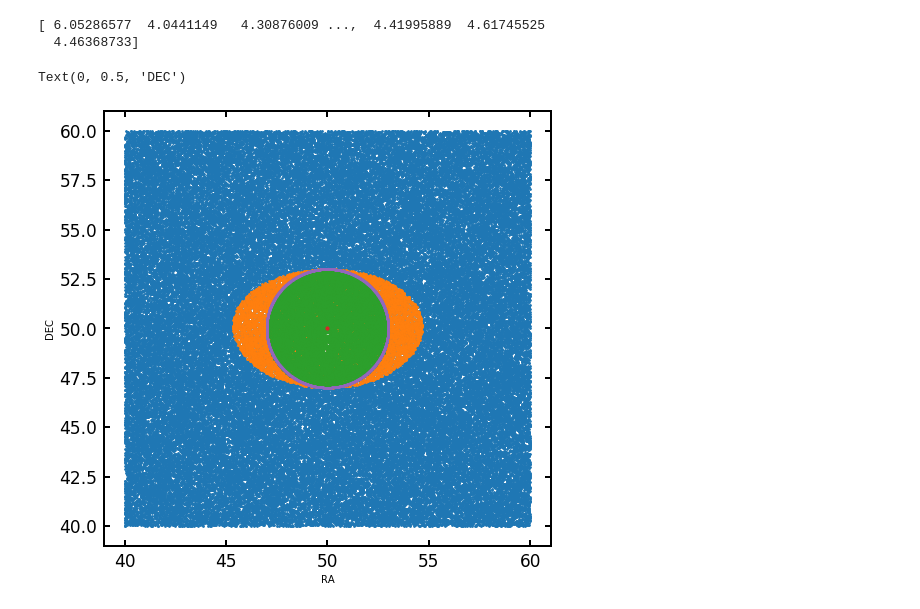
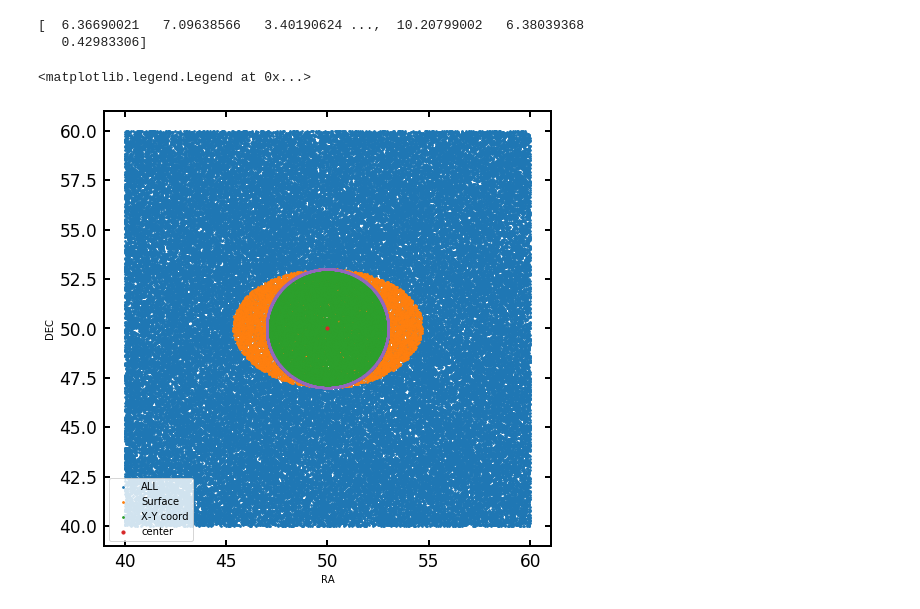
Before and after one commit to hekunlie/astrophy-research, a Jupyter notebook: jupyter/sepa_angle.ipynb, the cells around one changed output. Cells and saved outputs as stored; diff of their text form; code cells hidden in the pictures.

```diff
--- a/jupyter/sepa_angle.ipynb
+++ b/jupyter/sepa_angle.ipynb
@@ -14,33 +14,34 @@ from astropy.coordinates import SkyCoord
 # %%
 radius = 3
 ra_s, ra_e = 40, 60
 dec_s, dec_e = 40, 60
 cra, cdec = (ra_s+ra_e)/2, (dec_s+dec_e)/2
 ra = numpy.random.uniform(ra_s,ra_e,100000)
 dec = numpy.random.uniform(dec_s,dec_e,100000)
 c1 = SkyCoord(ra=cra*units.degree, dec=cdec*units.degree, frame="icrs")
 c2 = SkyCoord(ra=ra*units.degree, dec=dec*units.degree, frame="icrs")
 sep = c1.separation(c2).degree
 print(sep)
 img = Image_Plot(fig_x= 8,fig_y=8)
 img.create_subfig(1,1)
-img.axs[0][0].scatter(ra,dec,s=3)
+img.axs[0][0].scatter(ra,dec,s=3,label="ALL")
 
 idx = sep <= radius
 ra_n = (ra[idx] - cra)*numpy.cos(dec[idx]/180*numpy.pi) + cra
 
-img.axs[0][0].scatter(ra[idx],dec[idx],s=3)
-img.axs[0][0].scatter(ra_n,dec[idx],s=3)
-img.axs[0][0].scatter(cra,cdec,s=10)
+img.axs[0][0].scatter(ra[idx],dec[idx],s=3,label="Surface")
+img.axs[0][0].scatter(ra_n,dec[idx],s=3,label="X-Y coord")
+img.axs[0][0].scatter(cra,cdec,s=10,label="center")
 
 theta = numpy.linspace(-numpy.pi, numpy.pi, 5000)
 x = cra+numpy.cos(theta)*radius
 y = cdec + numpy.sin(theta)*radius
 img.axs[0][0].scatter(x,y,s=1)
 img.axs[0][0].set_xlabel("RA")
 img.axs[0][0].set_ylabel("DEC")
+img.axs[0][0].legend()
 # %% [output]
-[ 6.05286577  4.0441149   4.30876009 ...,  4.41995889  4.61745525
-  4.46368733]
+[  6.36690021   7.09638566   3.40190624 ...,  10.20799002   6.38039368
+   0.42983306]
-Text(0, 0.5, 'DEC')
+<matplotlib.legend.Legend at 0x...>
-[figure, old version]
+[figure, new version]
```
Also changed, not shown: parts of 4 cells of this notebook, 38 other files.
